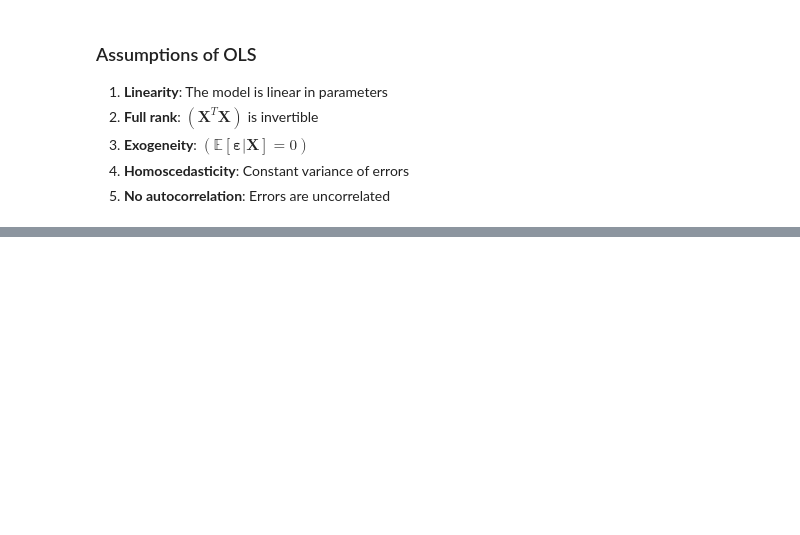
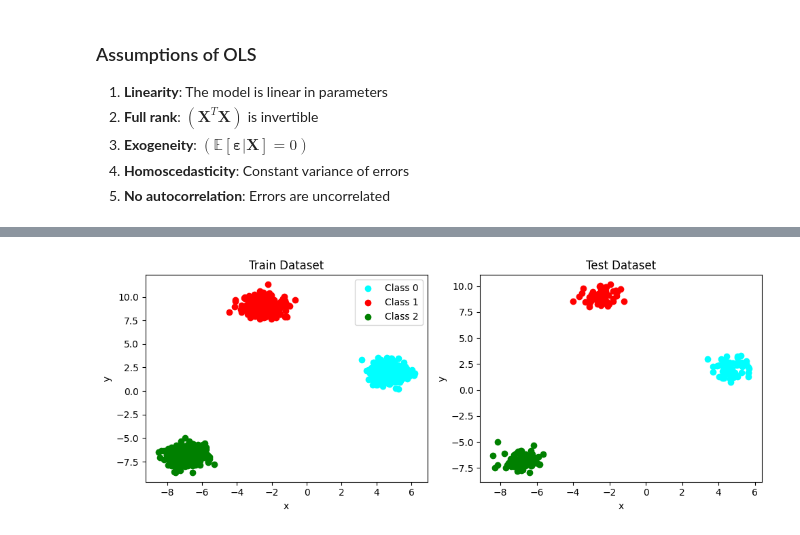
Before and after one commit to ashishvinodkumar/InterviewPrep, a Jupyter notebook: 02_ML_Review.ipynb, the cells around one changed output, grey strips where cells are left out. Drawn from its saved outputs; the diff is of its cells as text; code cells hidden in the pictures; blank space fills up the shorter version.

```diff
--- a/02_ML_Review.ipynb
+++ b/02_ML_Review.ipynb
@@ -177,0 +401,29 @@ $$
+# %%
+color = {0:'cyan', 1:'red', 2:'green'}
+
+fig, (ax1, ax2) = plt.subplots(1, 2, figsize=(10, 4))
+
+# Plot the first graph on the left subplot (ax1)
+ax1.scatter(train_df[train_df.y_pred == 0].x, train_df[train_df.y_pred == 0].y, c=color[0], label='Class 0')
+ax1.scatter(train_df[train_df.y_pred == 1].x, train_df[train_df.y_pred == 1].y, c=color[1], label='Class 1')
+ax1.scatter(train_df[train_df.y_pred == 2].x, train_df[train_df.y_pred == 2].y, c=color[2], label='Class 2')
+ax1.set_xlabel('x')
+ax1.set_ylabel('y')
+ax1.set_title('Train Dataset')
+ax1.legend()
+
+# Plot the second graph on the right subplot (ax2)
+ax2.scatter(test_df[test_df.y_pred == 0].x, test_df[test_df.y_pred == 0].y, c=color[0], label='Class 0')
+ax2.scatter(test_df[test_df.y_pred == 1].x, test_df[test_df.y_pred == 1].y, c=color[1], label='Class 1')
+ax2.scatter(test_df[test_df.y_pred == 2].x, test_df[test_df.y_pred == 2].y, c=color[2], label='Class 2')
+ax2.set_xlabel('x')
+ax2.set_ylabel('y')
+ax2.set_title('Test Dataset')
+
+# Adjust layout to prevent labels from overlapping
+plt.tight_layout()
+
+# Show the plots
+plt.show()
+# %% [output]
+[figure, added]
```
Also changed, not shown: parts of 13 cells of this notebook, 4 other files.
